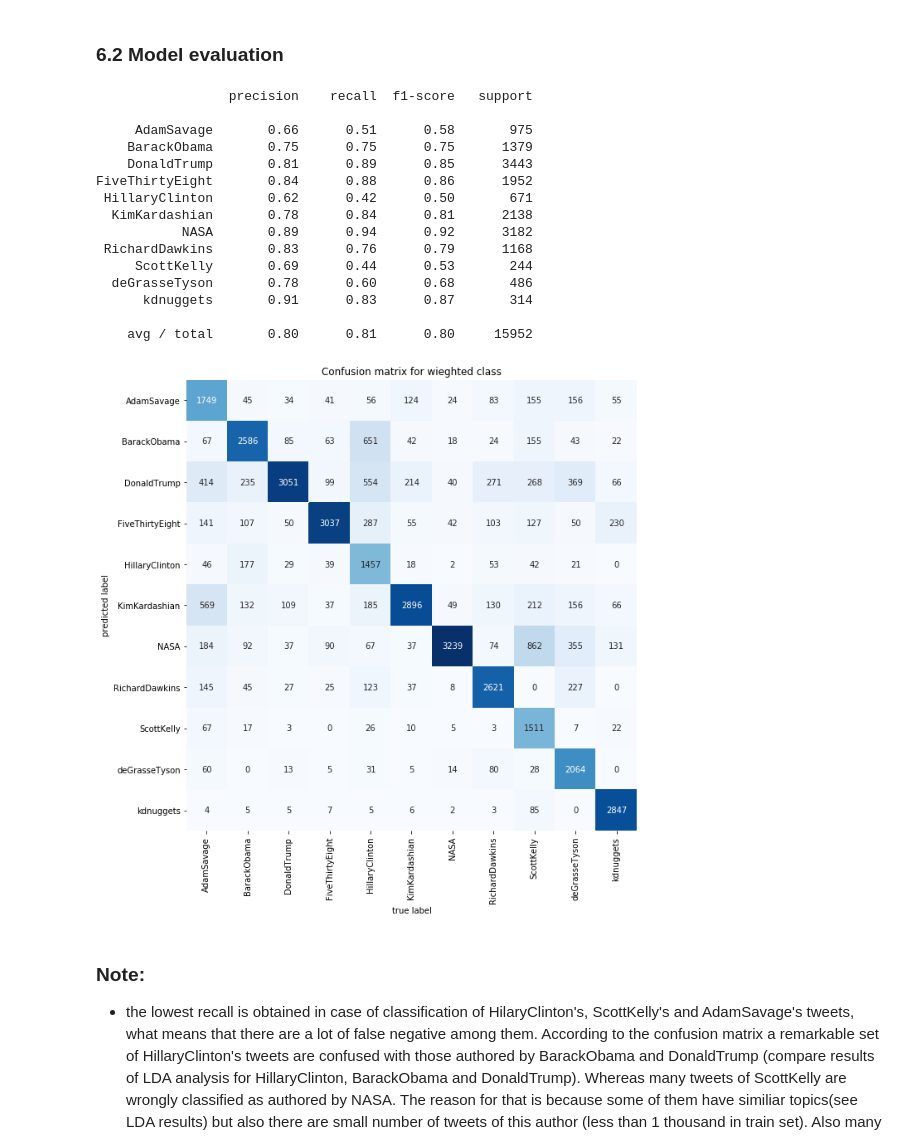
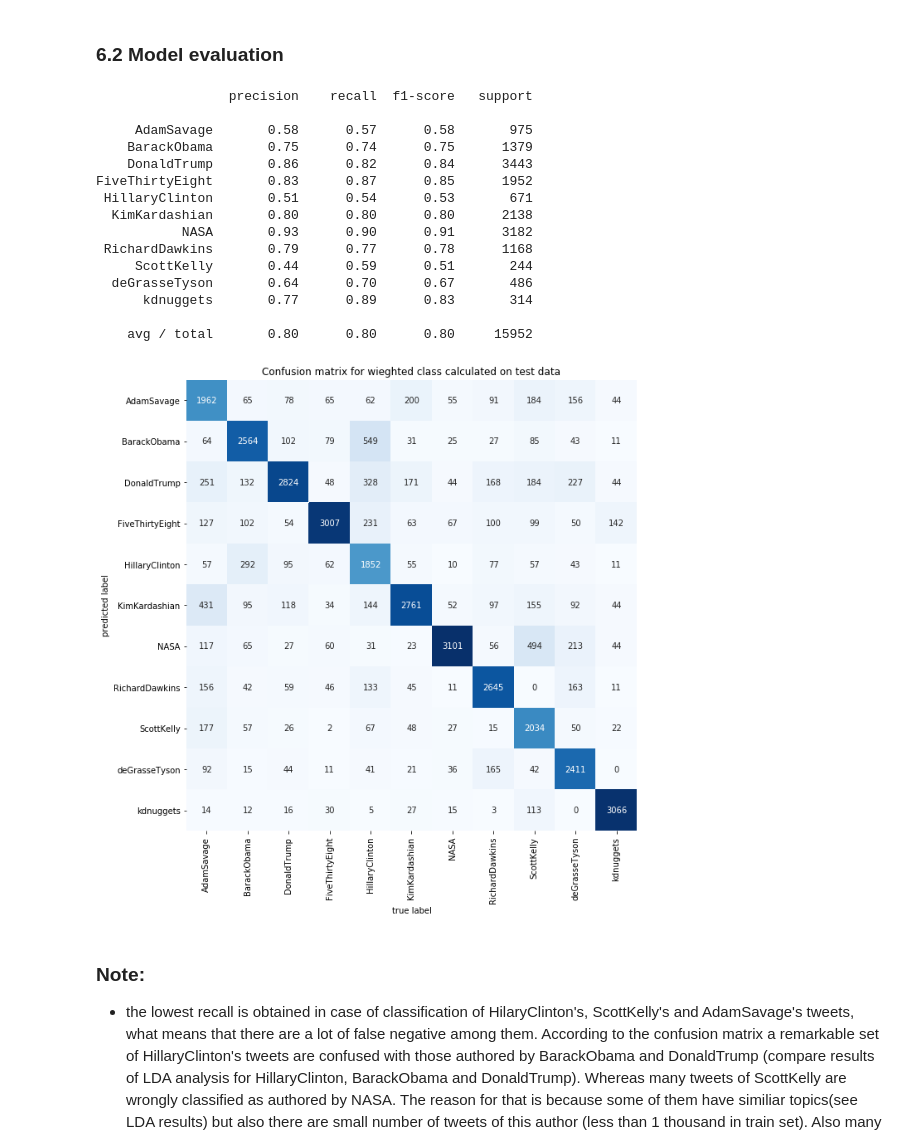
Before and after one commit to eholowko/bootcamp-final_project, a Jupyter notebook: Famous_tweets.ipynb, the cells around one changed output. Drawn from its saved outputs; the diff is of its cells as text; code cells hidden in the pictures.

```diff
--- a/Famous_tweets.ipynb
+++ b/Famous_tweets.ipynb
@@ -630,8 +622,7 @@ pipe = Pipeline_imb([
             ]))
         ]
     )),
-    ('resampling',RandomUnderSampler()),
-    ('bayes',MultinomialNB())
+    ('logreg',LogisticRegression(class_weight='dict_weights'))
 ])
 
 param_bayes = {
@@ -645,7 +636,7 @@ grid = GridSearchCV(estimator=pipe,
                    n_jobs=-1,
                    cv=KFold(5,shuffle=True))
 
-grid.fit(X_proc,y_train,weights)
+grid.fit(X_proc,y_train)
 # %% [output]
 GridSearchCV(cv=KFold(n_splits=5, random_state=None, shuffle=True),
        error_score='raise',
@@ -709,12 +697,12 @@ len(weights)
 # %% [markdown]
 ### 4.2.3 Find optimal classifier
 # %%
-names = ['NaiveBayes','LogistiRegression','SGDClassifier']
+names = ['LogistiRegression','SGDClassifier']
 
 classificators = [
-    MultinomialNB(),
-    LogisticRegression(),
-    SGDClassifier(fit_intercept = True,max_iter = 100)
+    #MultinomialNB(),
+    LogisticRegression(class_weight=dict_weights),
+    SGDClassifier(fit_intercept = True,max_iter = 100,class_weight=dict_weights)
 ]
 param_bayes = {
     'alpha':[0.1,1.0]
@@ -732,7 +720,7 @@ param_sgd = {
     'penalty':['l1','l2'],
     'alpha':[0.0001,0.01,0.1,1.0]
 }
-params = [param_bayes,param_logreg,param_sgd]
+params = [param_logreg,param_sgd]
 # %%
 for classificator,name,param in zip(classificators,names,params):
     print(name)
@@ -744,12 +732,12 @@ for classificator,name,param in zip(classificators,names,params):
                         cv=KFold(5,shuffle=True),
                        )
 
-    grid.fit(X_proc2,y_train,weights)
+    grid.fit(X_proc2,y_train)
     y_pred = grid.predict(X_proc2)
 
     print(grid.best_params_)
     print(grid.best_score_)
-    print(classification_report(y_true=y_train,y_pred=y_pred))
+    #print(classification_report(y_true=y_train,y_pred=y_pred))
 
     #saving model
     model_name = './Models/Weighted' + name +'.p'
@@ -778,7 +755,7 @@ FiveThirtyEight       0.84      0.83      0.83      7809
 # %% [markdown]
 ### 4.2.1 Apply vectorizer parameters (apply optimal parameters obtained for weighted classes )
 # %%
-pipe = Pipeline_imb([
+pipe_oversampled = Pipeline_imb([
     ('features',FeatureUnion(
         transformer_list=[
             ('text',Pipeline([
@@ -794,7 +771,7 @@ pipe = Pipeline_imb([
     ('resampling',SMOTE(k_neighbors=3,m_neighbors=7))
 ])
 
-X_res,y_res = pipe.fit_sample(X_proc,y_train)
+X_res,y_res = pipe_oversampled.fit_sample(X_proc,y_train)
 # %%
 X_res.shape
 # %% [output]
@@ -935,31 +900,31 @@ print(classification_report(y_true=y_test,y_pred=y_pred_test))
 # %% [output]
                  precision    recall  f1-score   support
 
-     AdamSavage       0.66      0.51      0.58       975
-    BarackObama       0.75      0.75      0.75      1379
-    DonaldTrump       0.81      0.89      0.85      3443
-FiveThirtyEight       0.84      0.88      0.86      1952
- HillaryClinton       0.62      0.42      0.50       671
-  KimKardashian       0.78      0.84      0.81      2138
-           NASA       0.89      0.94      0.92      3182
- RichardDawkins       0.83      0.76      0.79      1168
-     ScottKelly       0.69      0.44      0.53       244
-  deGrasseTyson       0.78      0.60      0.68       486
-      kdnuggets       0.91      0.83      0.87       314
+     AdamSavage       0.58      0.57      0.58       975
+    BarackObama       0.75      0.74      0.75      1379
+    DonaldTrump       0.86      0.82      0.84      3443
+FiveThirtyEight       0.83      0.87      0.85      1952
+ HillaryClinton       0.51      0.54      0.53       671
+  KimKardashian       0.80      0.80      0.80      2138
+           NASA       0.93      0.90      0.91      3182
+ RichardDawkins       0.79      0.77      0.78      1168
+     ScottKelly       0.44      0.59      0.51       244
+  deGrasseTyson       0.64      0.70      0.67       486
+      kdnuggets       0.77      0.89      0.83       314
 
-    avg / total       0.80      0.81      0.80     15952
+    avg / total       0.80      0.80      0.80     15952
 # %%
 cm = confusion_matrix(y_true=y_test,y_pred=y_pred_test,sample_weight=weights_test)
 
 plt.figure(figsize=(10,10))
 sns.heatmap(cm.T,square=True,annot=True,fmt='.0f',cbar=False,cmap='Blues',
             xticklabels=df.author.cat.categories,yticklabels=df.author.cat.categories)
 plt.xlabel('true label')
 plt.ylabel('predicted label')
-plt.title('Confusion matrix for wieghted class')
+plt.title('Confusion matrix for wieghted class calculated on test data')
 plt.show()
 # %% [output]
-[figure, old version]
+[figure, new version]
 # %% [markdown]
 ### Note:
 - the lowest recall is obtained in case of classification of HilaryClinton's, ScottKelly's and AdamSavage's tweets, what means that there are a lot of false negative among them. According to the confusion matrix a remarkable set of HillaryClinton's tweets are confused with those authored by BarackObama and DonaldTrump (compare results of LDA analysis for HillaryClinton, BarackObama and DonaldTrump). Whereas many tweets of ScottKelly are wrongly classified as authored by NASA. The reason for that is because some of them have similiar topics(see LDA results) but also there are small number of tweets of this author (less than 1 thousand in train set). Also many tweets of AdamSavage are confused with KimKardashian's tweets(see LDA result)
```
Also changed, not shown: parts of 19 cells of this notebook, 8 other files.
